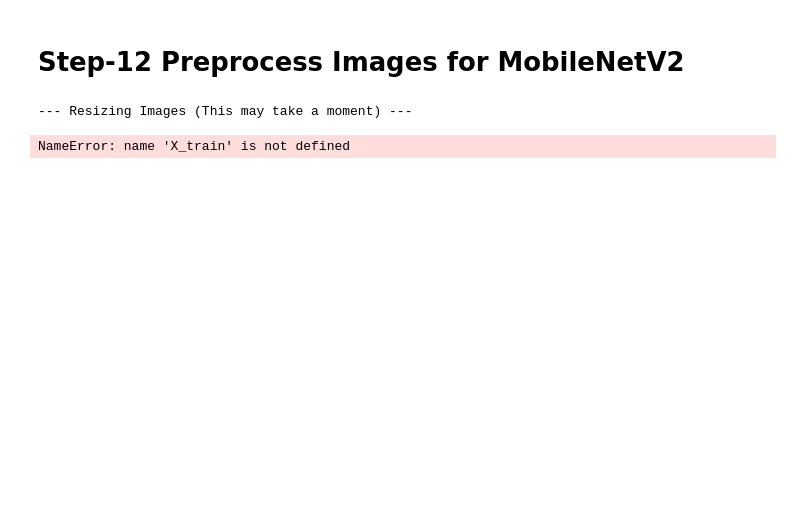
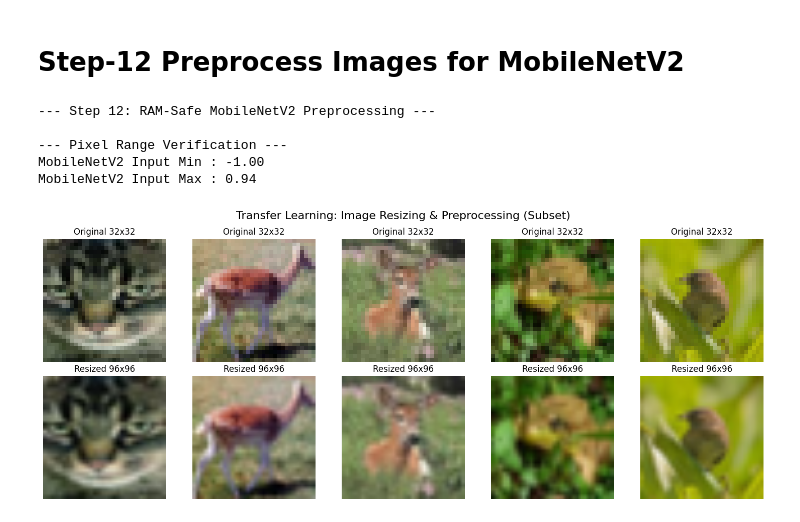
Before and after one commit to isamadafridi/-AIML-Internship-Week7-AbdulSamadAfridi, a Jupyter notebook: AIML_Internship_Week7_AbdulSamadAfridi.ipynb, the cells around one changed output. Saved outputs shown, nothing was run; the diff lists cells and outputs as text; code cells hidden in the pictures; blank space fills up the shorter version.

```diff
--- a/AIML_Internship_Week7_AbdulSamadAfridi.ipynb
+++ b/AIML_Internship_Week7_AbdulSamadAfridi.ipynb
@@ -1166,48 +1207,49 @@ Looking at the Per-Class Accuracy bar chart, the most massive improvements occur
 # %%
 import tensorflow as tf
 from tensorflow import keras
 import matplotlib.pyplot as plt
 import numpy as np
 
-print("--- Resizing Images (This may take a moment) ---")
-# 1. Resize images from 32x32 to 96x96
-X_train_96 = tf.image.resize(X_train, [96, 96]).numpy()
+print("--- Step 12: RAM-Safe MobileNetV2 Preprocessing ---")
 
-# 2. Preprocess specifically for MobileNetV2
-# Because we normalized X_train to [0, 1] in Step 3, we multiply by 255
-# to bring it back to [0, 255] before applying the MobileNetV2 function.
-X_train_96 = keras.applications.mobilenet_v2.preprocess_input(X_train_96 * 255.0)
+# 1. Grab just 5 images to satisfy the visualization requirement
+idx_samples = np.random.choice(len(X_train), 5, replace=False)
+sample_images = X_train[idx_samples] # These are currently 32x32 in [0, 1] range
 
-# 3. Verify pixel range
+# 2. Resize just these 5 images to 96x96
+samples_96 = tf.image.resize(sample_images, [96, 96]).numpy()
+
+# 3. Preprocess to [-1, 1] range (Bring to 255, then apply MobileNet logic)
+samples_96 = keras.applications.mobilenet_v2.preprocess_input(samples_96 * 255.0)
+
+# 4. Verify pixel range
 print("\n--- Pixel Range Verification ---")
-print(f"MobileNetV2 X_train_96 Min : {X_train_96.min():.2f}")
-print(f"MobileNetV2 X_train_96 Max : {X_train_96.max():.2f}")
+print(f"MobileNetV2 Input Min : {samples_96.min():.2f}")
+print(f"MobileNetV2 Input Max : {samples_96.max():.2f}")
 
-# 4. Create a 2x5 grid comparing original vs resized images
-# Select 5 random images to display
-idx_samples = np.random.choice(len(X_train), 5, replace=False)
-
+# 5. Create a 2x5 grid comparing original vs resized images
 plt.figure(figsize=(15, 6))
-for i, idx in enumerate(idx_samples):
+for i in range(5):
     # Top Row: Original 32x32 images
     plt.subplot(2, 5, i + 1)
-    plt.imshow(X_train[idx])  # Already in [0, 1] range
-    plt.title(f"Original 32x32\n{class_names[y_train[idx]]}")
+    plt.imshow(sample_images[i])
+    plt.title(f"Original 32x32")
     plt.axis('off')
 
     # Bottom Row: Resized 96x96 images
     plt.subplot(2, 5, i + 6)
-    # Matplotlib imshow expects floats to be in [0, 1].
-    # Since our data is now [-1, 1], we must transform it back just for viewing!
-    display_img = (X_train_96[idx] + 1.0) / 2.0
-
+    display_img = (samples_96[i] + 1.0) / 2.0 # Convert [-1, 1] back to [0, 1] just for plotting
     plt.imshow(display_img)
     plt.title(f"Resized 96x96")
     plt.axis('off')
 
-plt.suptitle("Transfer Learning: Image Resizing & Preprocessing", fontsize=16)
+plt.suptitle("Transfer Learning: Image Resizing & Preprocessing (Subset)", fontsize=16)
 plt.tight_layout()
 plt.show()
 # %% [output]
---- Resizing Images (This may take a moment) ---
+--- Step 12: RAM-Safe MobileNetV2 Preprocessing ---
+
+--- Pixel Range Verification ---
+MobileNetV2 Input Min : -1.00
+MobileNetV2 Input Max : 0.94
-NameError: name 'X_train' is not defined
+[figure, added]
```
Also changed, not shown: parts of 18 cells of this notebook.
